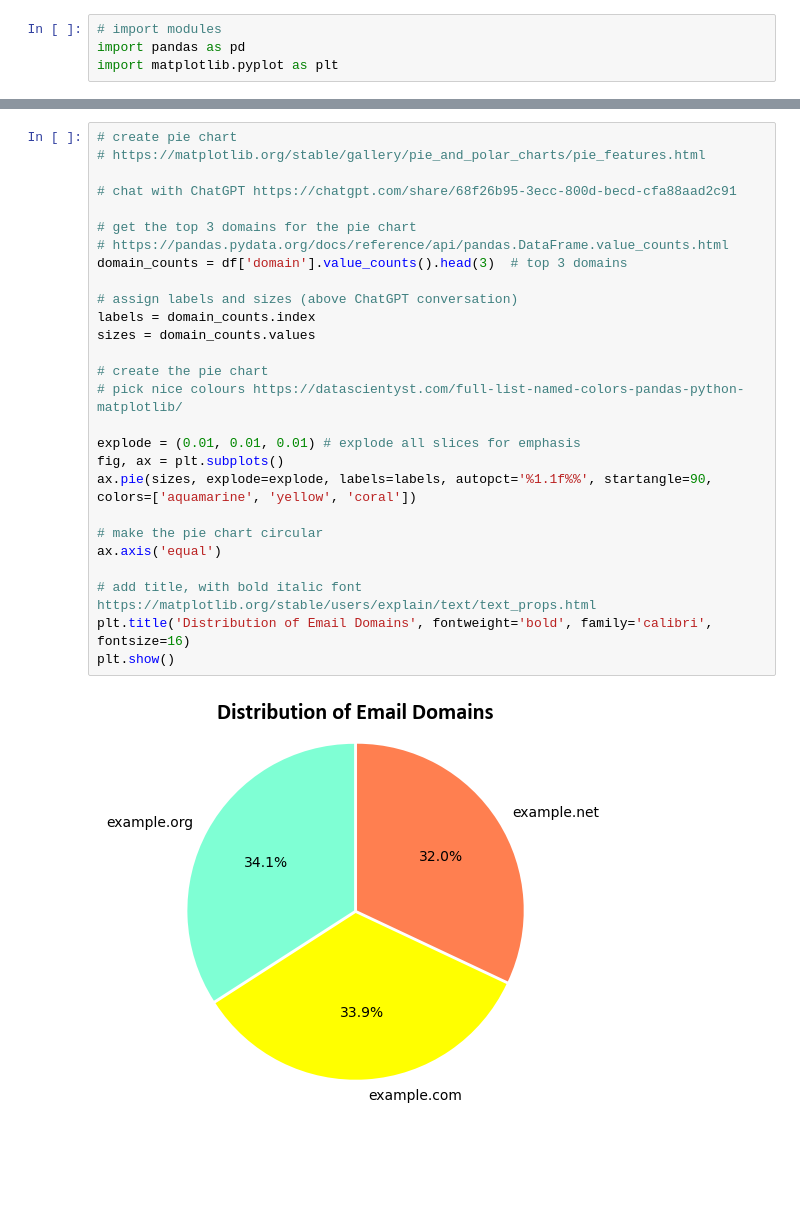
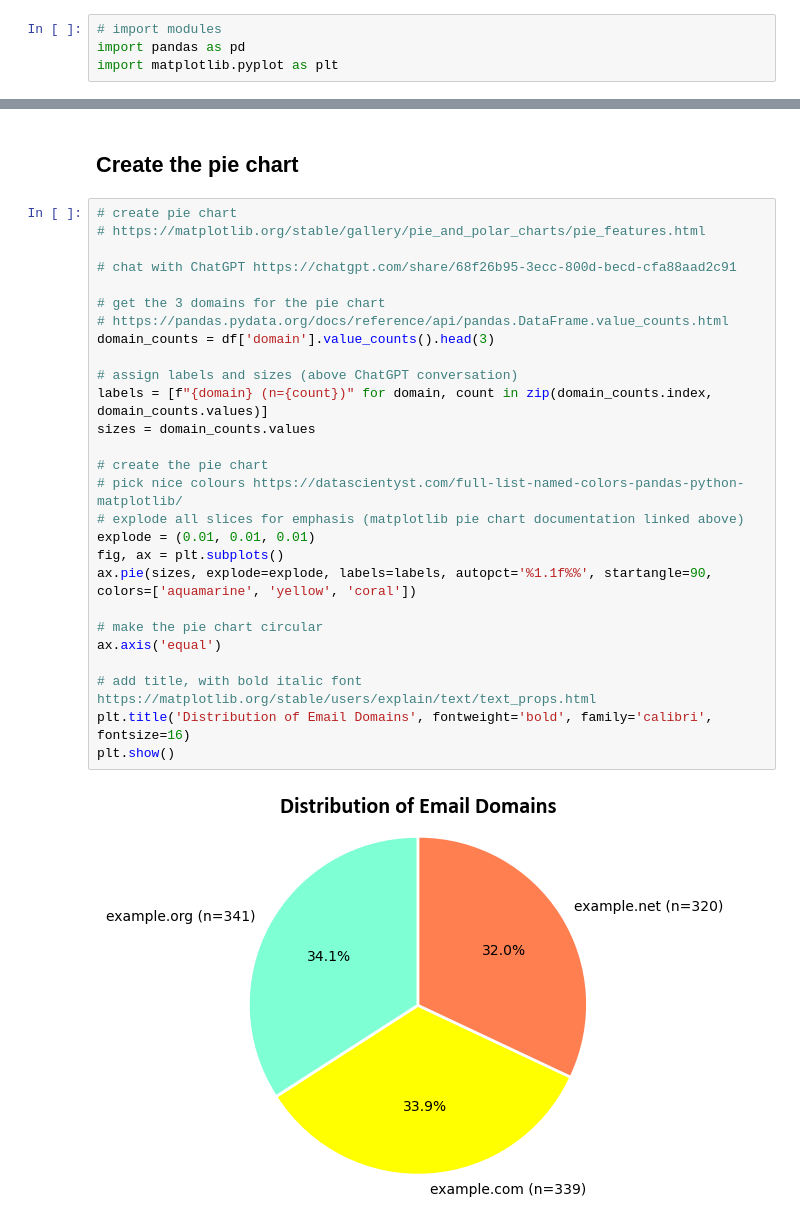
Before and after one commit to seasid3/programming-for-data-analytics-assignments, a Jupyter notebook: topic03/assignment03-pie.ipynb, the cells around one changed output, grey strips where cells are left out. Saved outputs shown, nothing was run; the diff lists cells and outputs as text; blank space fills up the shorter version.

```diff
--- a/topic03/assignment03-pie.ipynb
+++ b/topic03/assignment03-pie.ipynb
@@ -63,32 +65,34 @@ example.org    341
 example.com    339
 example.net    320
 Name: count, dtype: int64
+# %% [markdown]
+## Create the pie chart
 # %%
 # create pie chart
 # https://matplotlib.org/stable/gallery/pie_and_polar_charts/pie_features.html
 
 # chat with ChatGPT https://chatgpt.com/share/68f26b95-3ecc-800d-becd-cfa88aad2c91
 
-# get the top 3 domains for the pie chart
+# get the 3 domains for the pie chart
 # https://pandas.pydata.org/docs/reference/api/pandas.DataFrame.value_counts.html
-domain_counts = df['domain'].value_counts().head(3)  # top 3 domains
+domain_counts = df['domain'].value_counts().head(3)
 
 # assign labels and sizes (above ChatGPT conversation)
-labels = domain_counts.index
+labels = [f"{domain} (n={count})" for domain, count in zip(domain_counts.index, domain_counts.values)]
 sizes = domain_counts.values
 
 # create the pie chart
 # pick nice colours https://datascientyst.com/full-list-named-colors-pandas-python-matplotlib/
-
-explode = (0.01, 0.01, 0.01) # explode all slices for emphasis
+# explode all slices for emphasis (matplotlib pie chart documentation linked above)
+explode = (0.01, 0.01, 0.01)
 fig, ax = plt.subplots()
 ax.pie(sizes, explode=explode, labels=labels, autopct='%1.1f%%', startangle=90, colors=['aquamarine', 'yellow', 'coral'])
 
 # make the pie chart circular
 ax.axis('equal')
 
 # add title, with bold italic font https://matplotlib.org/stable/users/explain/text/text_props.html
 plt.title('Distribution of Email Domains', fontweight='bold', family='calibri', fontsize=16)
 plt.show()
 # %% [output]
-[figure, old version]
+[figure, new version]
```
Also changed, not shown: parts of 4 cells of this notebook.
